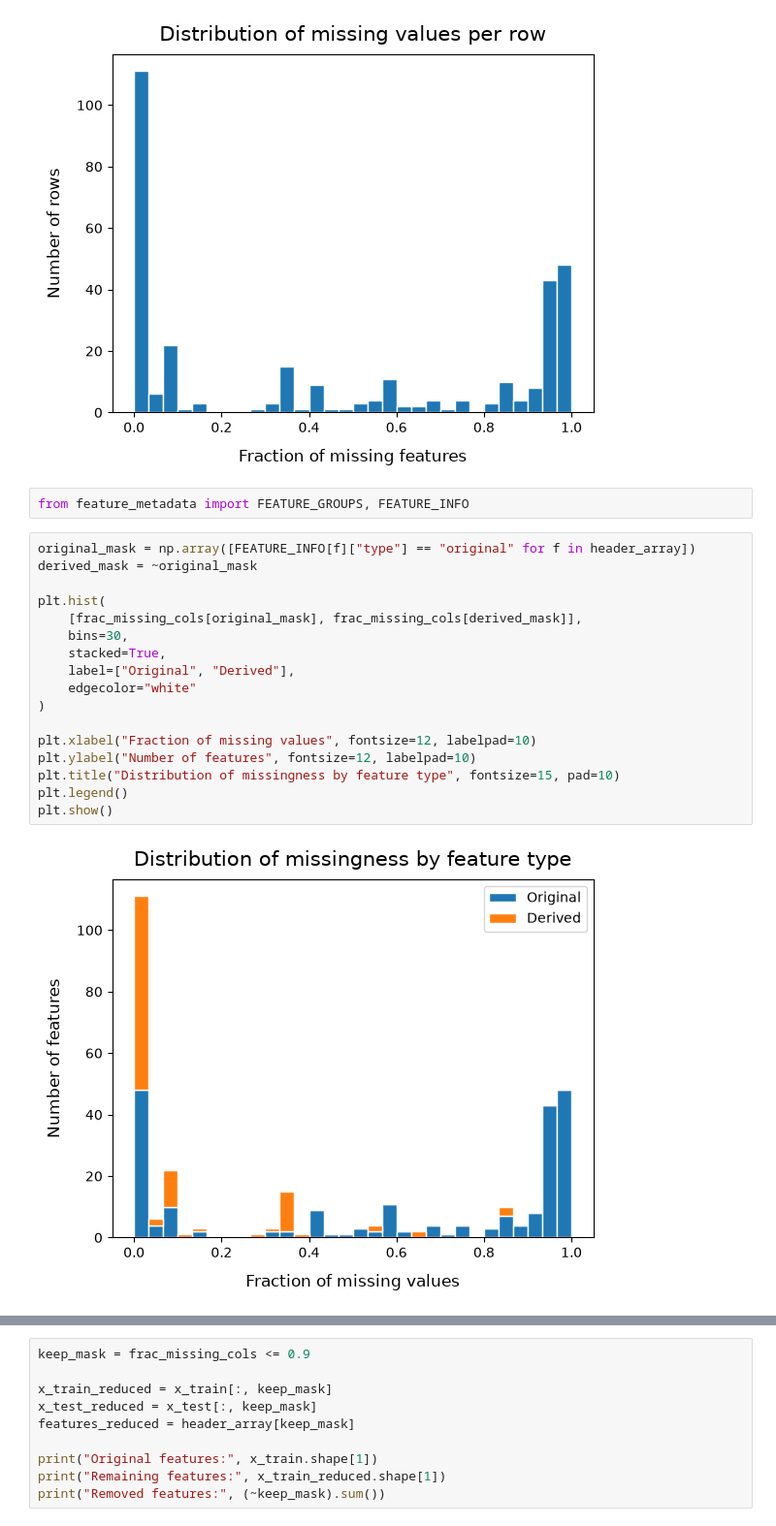
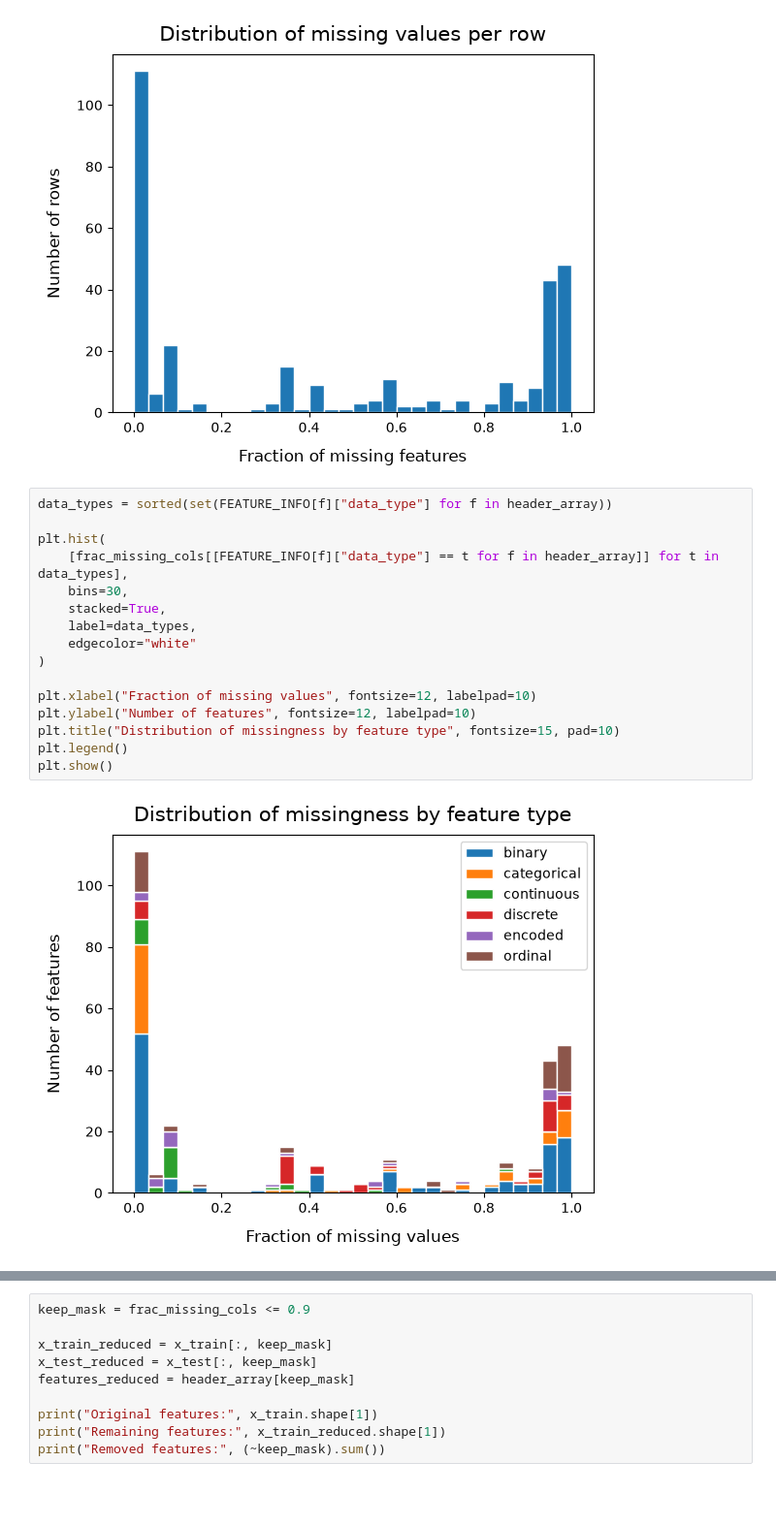
Before and after one commit to Florian-EPFL/project1_ml, a Jupyter notebook: feature_analysis.ipynb, the cells around one changed output, grey strips where cells are left out. Shown at 97% size. Cells and saved outputs as stored; diff of their text form; blank space fills up the shorter version.

```diff
--- a/feature_analysis.ipynb
+++ b/feature_analysis.ipynb
@@ -100,27 +102,24 @@ plt.title("Distribution of missing values per row", fontsize=15, pad=10)
 plt.show()
 # %% [output]
 [figure]
-# %%
-from feature_metadata import FEATURE_GROUPS, FEATURE_INFO
 # %%
-original_mask = np.array([FEATURE_INFO[f]["type"] == "original" for f in header_array])
-derived_mask = ~original_mask
+data_types = sorted(set(FEATURE_INFO[f]["data_type"] for f in header_array))
 
 plt.hist(
-    [frac_missing_cols[original_mask], frac_missing_cols[derived_mask]],
+    [frac_missing_cols[[FEATURE_INFO[f]["data_type"] == t for f in header_array]] for t in data_types],
     bins=30,
     stacked=True,
-    label=["Original", "Derived"],
+    label=data_types,
     edgecolor="white"
 )
 
 plt.xlabel("Fraction of missing values", fontsize=12, labelpad=10)
 plt.ylabel("Number of features", fontsize=12, labelpad=10)
 plt.title("Distribution of missingness by feature type", fontsize=15, pad=10)
 plt.legend()
 plt.show()
 # %% [output]
-[figure, old version]
+[figure, new version]
 # %%
 high_missing_mask = frac_missing_cols > 0.9
 
```
Also changed, not shown: parts of 11 cells of this notebook, 2 other files.
